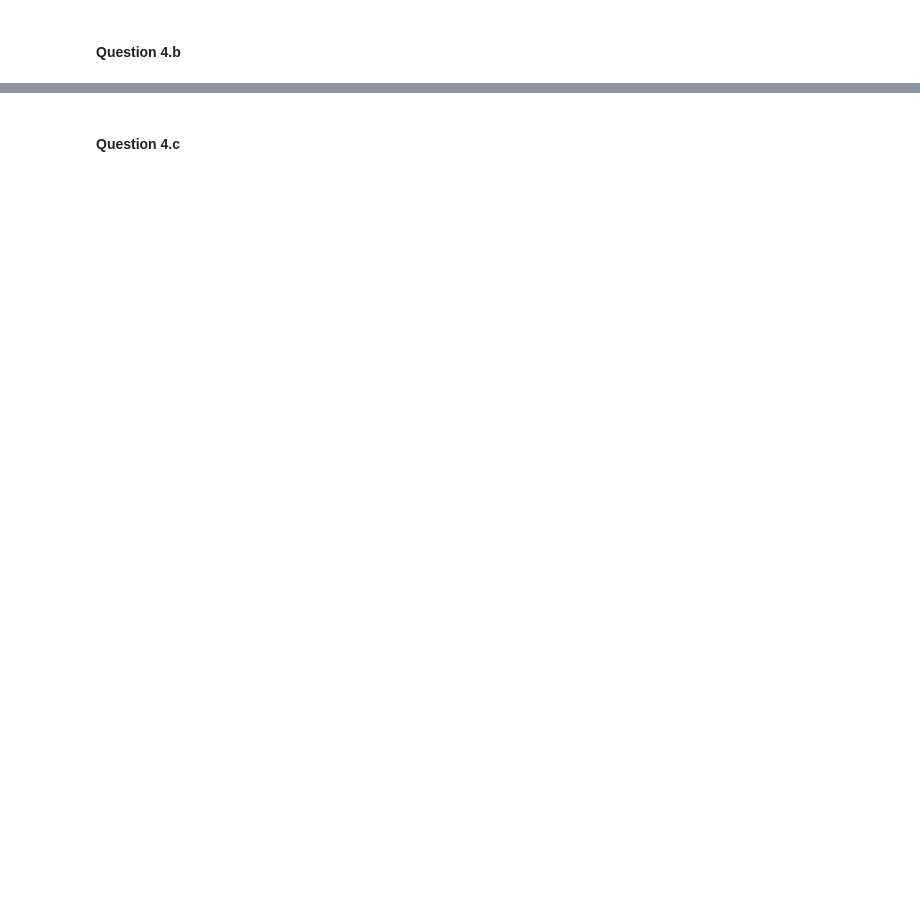
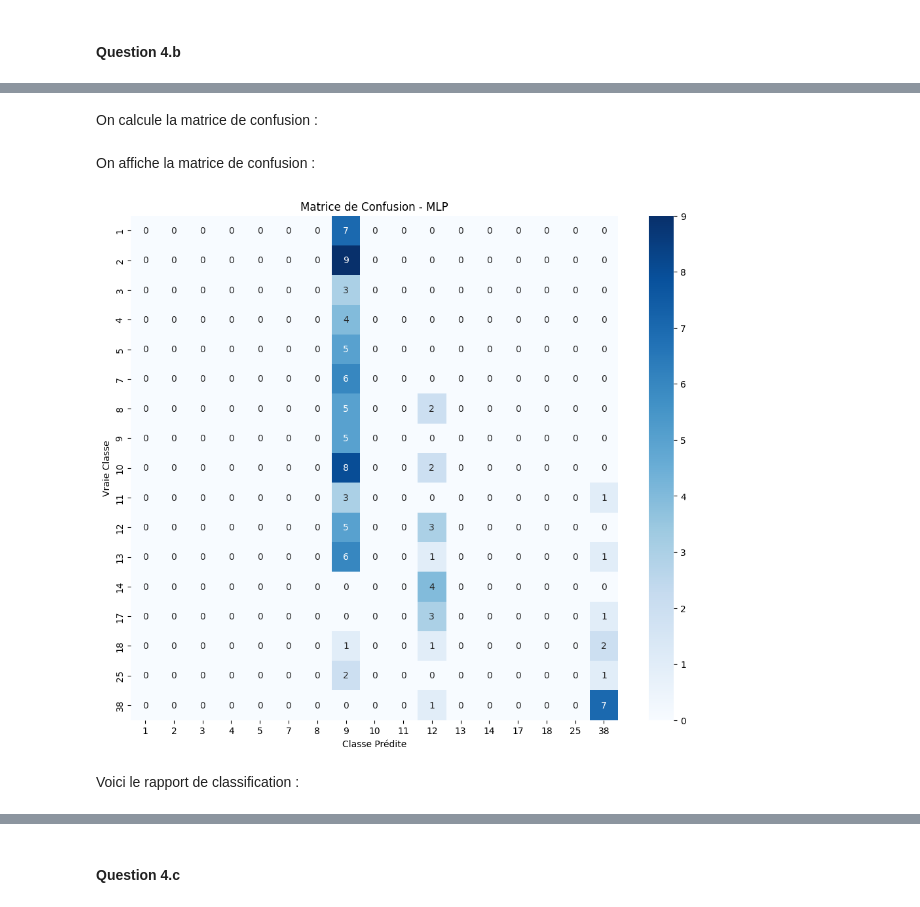
Before and after one commit to Leon-afk1/TP_reseau_neurone, a Jupyter notebook: MiniProjet/Notebook.ipynb, the cells around one changed output, grey strips where cells are left out. Cells and saved outputs as stored; diff of their text form; code cells hidden in the pictures; blank space fills up the shorter version.

Commit message:
Partie 2 : Classification avec un MLP

```diff
--- a/MiniProjet/Notebook.ipynb
+++ b/MiniProjet/Notebook.ipynb
@@ -304,0 +489,6 @@ Test       : X=(99, 32, 32, 3),  y=(99,)   (~15%)
+# %%
+y_pred_prob = model_mlp.predict(X_test_norm)
+y_pred_classes = np.argmax(y_pred_prob, axis=1)
+
+# Les vrais labels (y_test_cat) sont en one-hot, on les repasse en entiers
+y_true = np.argmax(y_test_cat, axis=1)
@@ -304,0 +497,19 @@ Test       : X=(99, 32, 32, 3),  y=(99,)   (~15%)
+# %% [markdown]
+On calcule la matrice de confusion :
+# %%
+cm = confusion_matrix(y_true, y_pred_classes)
+# %% [markdown]
+On affiche la matrice de confusion :
+# %%
+plt.figure(figsize=(12, 10))
+sns.heatmap(cm, annot=True, fmt='d', cmap='Blues',
+            xticklabels=le.classes_, # Affiche les vrais IDs des classes
+            yticklabels=le.classes_)
+plt.title('Matrice de Confusion - MLP')
+plt.ylabel('Vraie Classe')
+plt.xlabel('Classe Prédite')
+plt.show()
+# %% [output]
+[figure, added]
+# %% [markdown]
+Voici le rapport de classification :
```
Also changed, not shown: parts of 32 cells of this notebook, 1 other file.
